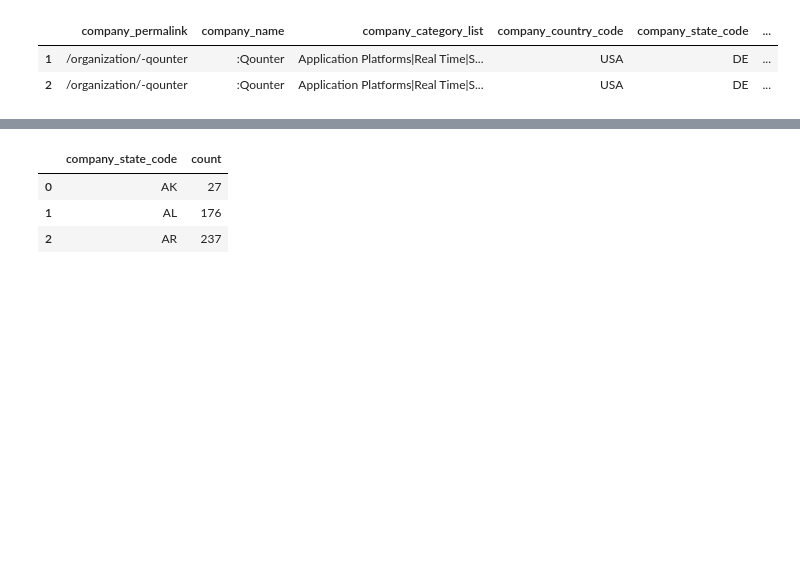
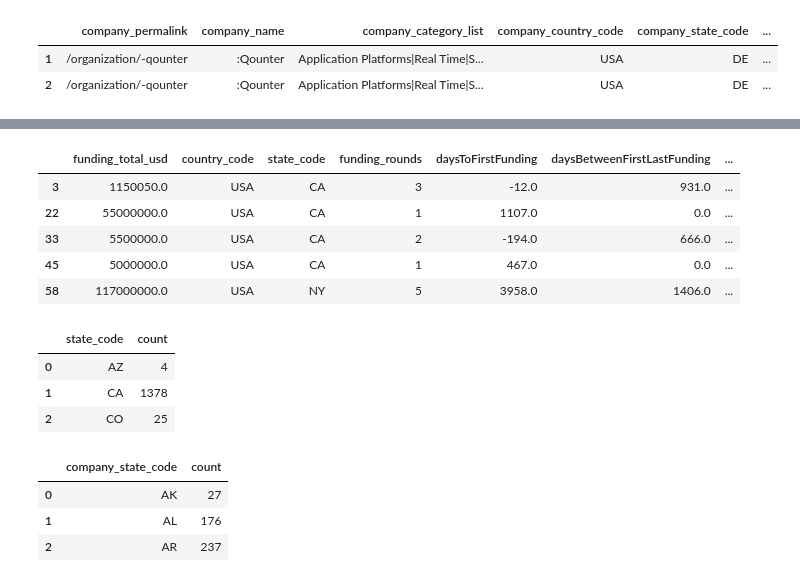
Before and after one commit to McnultyOne/octo-parakeet, a Jupyter notebook: mappingUSstates/MappingCities.ipynb, the cells around one changed output, grey strips where cells are left out. Cells and saved outputs as stored; diff of their text form; code cells hidden in the pictures; blank space fills up the shorter version.

```diff
--- a/mappingUSstates/MappingCities.ipynb
+++ b/mappingUSstates/MappingCities.ipynb
@@ -65,3 +76,18 @@ usrounds.head(2)
+# %%
+regdf1 = reg_df[reg_df["tier_1"]==1]
+regdf2 = reg_df[reg_df["tier_2"]==1]
+regdf3 = reg_df[reg_df["tier_3"]==1]
+regdf4 = reg_df[reg_df["tier_4"]==1]
+regdf5 = reg_df[reg_df["tier_5"]==1]
+# %%
+regdf1.head()
+# %% [output]
+|  | funding_total_usd | country_code | state_code | funding_rounds | daysToFirstFunding | daysBetweenFirstLastFunding | ... |
+| 3 | 1150050.0 | USA | CA | 3 | -12.0 | 931.0 | ... |
+| 22 | 55000000.0 | USA | CA | 1 | 1107.0 | 0.0 | ... |
+| 33 | 5500000.0 | USA | CA | 2 | -194.0 | 666.0 | ... |
+| 45 | 5000000.0 | USA | CA | 1 | 467.0 | 0.0 | ... |
+| 58 | 117000000.0 | USA | NY | 5 | 3958.0 | 1406.0 | ... |
 # %%
 operating = uscompanies[uscompanies["status"]=='operating']
 acquired = uscompanies[uscompanies["status"]=='acquired']
@@ -76,3 +108,10 @@ ipocounts = pd.DataFrame({'count': ipo.groupby(['state_code']).size()}).reset_in
+# %%
+tier1counts[:3]
+# %% [output]
+|  | state_code | count |
+| 0 | AZ | 4 |
+| 1 | CA | 1378 |
+| 2 | CO | 25 |
 # %%
 statecounts[:3]
 # %% [output]
```
Also changed, not shown: parts of 15 cells of this notebook, 13 other files.
